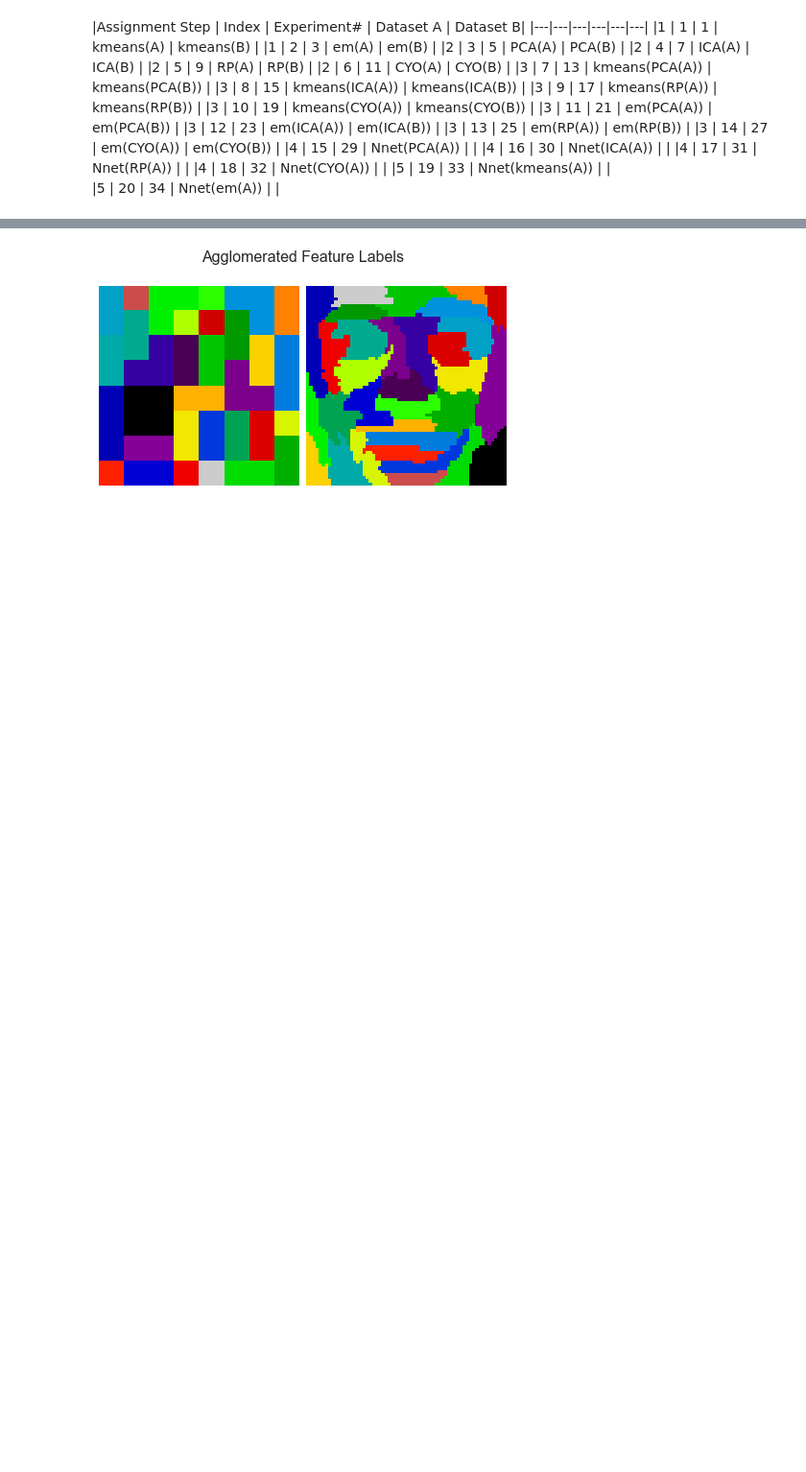
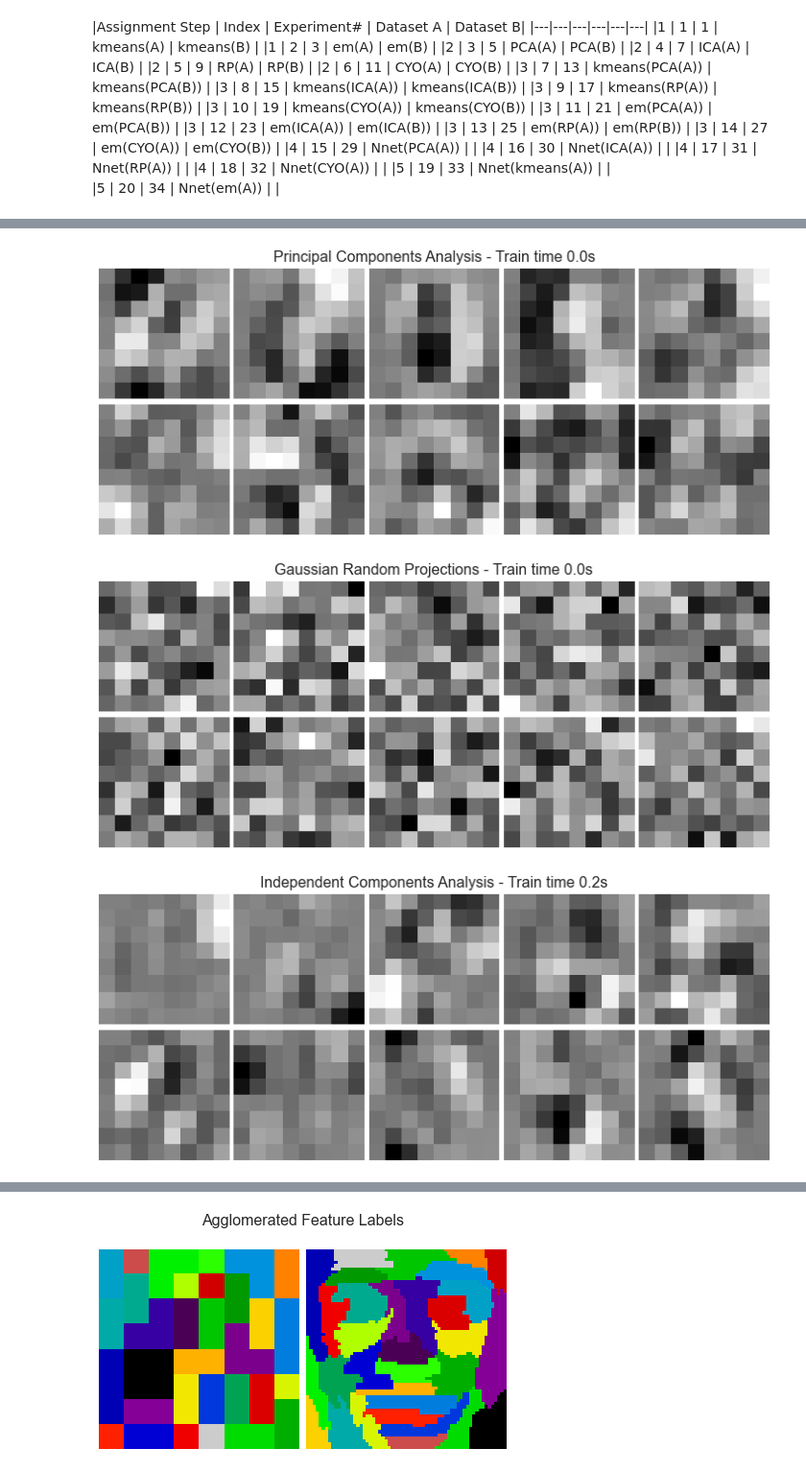
Before and after one commit to wds360/machineLearning, a Jupyter notebook: unsupervisedLearning/ul_experiments.ipynb, the cells around one changed output, grey strips where cells are left out. Shown at 96% size. Drawn from its saved outputs; the diff is of its cells as text; code cells hidden in the pictures; blank space fills up the shorter version.

```diff
--- a/unsupervisedLearning/ul_experiments.ipynb
+++ b/unsupervisedLearning/ul_experiments.ipynb
@@ -114,8 +129,8 @@ for title, clustering in clustering_algs:
 # %%
-# dimensionality reduction algorithms list
-decompositions = [
-    ('Principal Components Analysis', PCA(n_components=n_components, whiten=True)),
-    ('Independent Components Analysis', FastICA(n_components=n_components, whiten=True)),
-    ('Gaussian Random Projections', GaussianRandomProjection(n_components=n_components)),
-    ('Feature Agglomeration', FeatureAgglomeration(n_clusters=32))
-]
+# dimensionality reduction algorithms
+decompositions = {
+    'Principal Components Analysis': PCA(n_components=n_components, whiten=True),
+    'Independent Components Analysis': FastICA(n_components=n_components, whiten=True),
+    'Gaussian Random Projections': GaussianRandomProjection(n_components=n_components),
+    'Feature Agglomeration': FeatureAgglomeration(n_clusters=32)
+}
@@ -149,0 +149,6 @@ for title, decomposition in decompositions:
+# %%
+do_decompositions(digits_X, decompositions, image_shape=(8,8))
+# %% [output]
+[figure, added]
+[figure, added]
+[figure, added]
```
Also changed, not shown: parts of 16 cells of this notebook.
